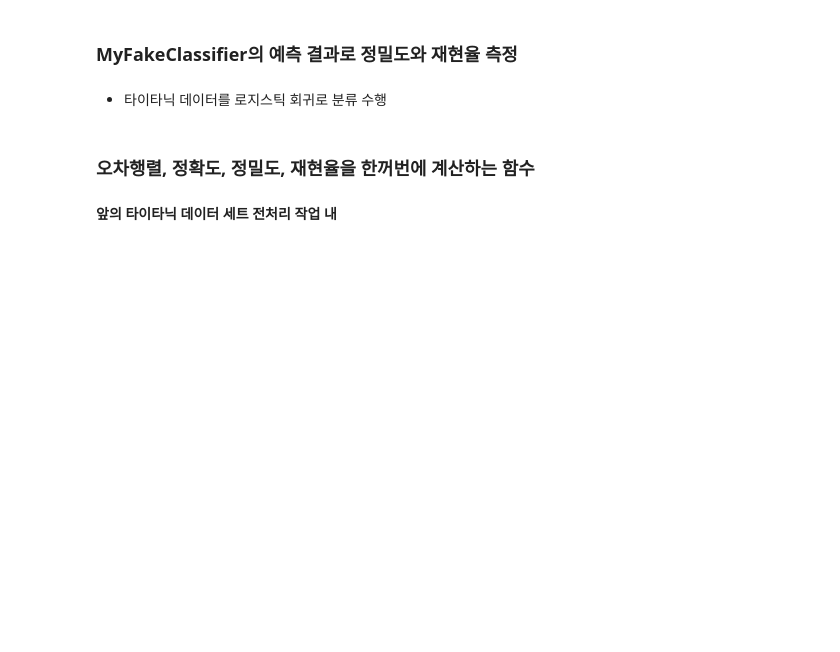
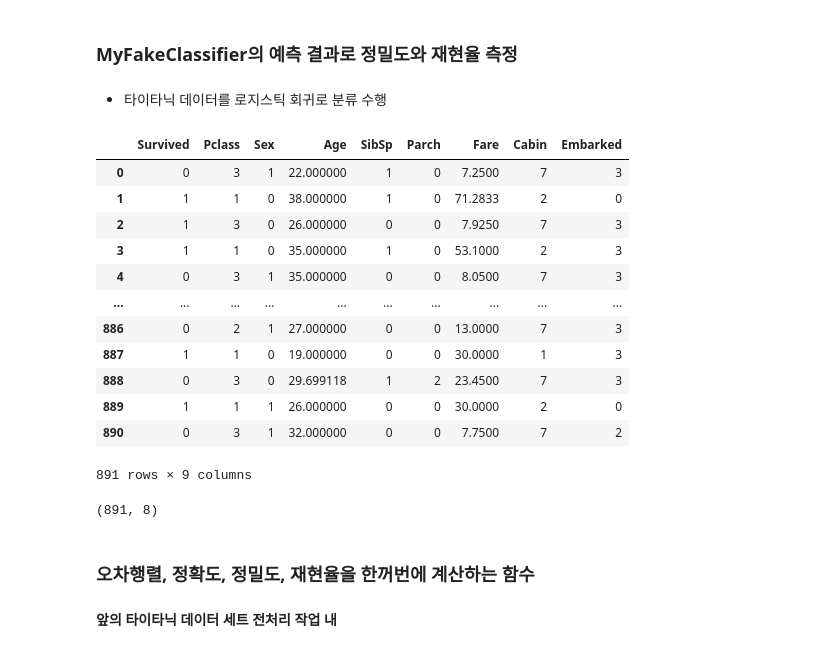
Before and after one commit to annmunju/multicam_ds, a Jupyter notebook: 12_MachineLearning/day3/머신러닝_07_분류모델평가지표.ipynb, the cells around one changed output. Saved outputs shown, nothing was run; the diff lists cells and outputs as text; code cells hidden in the pictures; blank space fills up the shorter version.

```diff
--- a/12_MachineLearning/day3/머신러닝_07_분류모델평가지표.ipynb
+++ b/12_MachineLearning/day3/머신러닝_07_분류모델평가지표.ipynb
@@ -206,2 +313,66 @@ array([[0.],
 # %% [markdown]
 - 타이타닉 데이터를 로지스틱 회귀로 분류 수행
+# %%
+from sklearn.preprocessing import LabelEncoder
+import pandas as pd
+
+# Null 처리 함수
+def fillna(df):
+    # Age, Cabin, Embarked
+    df['Age'].fillna(df['Age'].mean(), inplace=True)
+    df['Cabin'].fillna('N', inplace=True)
+    df['Embarked'].fillna('N', inplace=True)
+    return df
+
+# 머신러닝 알고리즘에 불필요한 속성 제거
+def drop_features(df):
+    # PassengerId, Name, Ticket
+    df.drop(['PassengerId', 'Name', 'Ticket'], axis=1, inplace=True)
+    return df
+
+# 레이블 인코딩 수행
+def format_features(df):
+    # Cabin 첫문자 추출
+    df['Cabin'] = df['Cabin'].str[:1]
+
+    # ['Sex', 'Cabin', 'Embarked']
+    features = ['Sex', 'Cabin', 'Embarked']
+    for feature in features:
+        le = LabelEncoder()
+        le = le.fit(df[feature])
+        df[feature] = le.transform(df[feature])
+    return df
+
+# 앞에서 설정한 Data Preprocessing 함수 호출
+def transform_dataFrame(df):
+    df = fillna(df)
+    df = drop_features(df)
+    df = format_features(df)
+    return df
+# %%
+# 로지스틱 회귀(LogisticRegression) 기반으로 평가 수행
+
+titan_df = pd.read_csv('train.csv')
+
+df = transform_dataFrame(titan_df)
+
+df
+# %% [output]
+|  | Survived | Pclass | Sex | Age | SibSp | Parch | Fare | Cabin | Embarked |
+| 0 | 0 | 3 | 1 | 22.000000 | 1 | 0 | 7.2500 | 7 | 3 |
+| 1 | 1 | 1 | 0 | 38.000000 | 1 | 0 | 71.2833 | 2 | 0 |
+| 2 | 1 | 3 | 0 | 26.000000 | 0 | 0 | 7.9250 | 7 | 3 |
+| 3 | 1 | 1 | 0 | 35.000000 | 1 | 0 | 53.1000 | 2 | 3 |
+| 4 | 0 | 3 | 1 | 35.000000 | 0 | 0 | 8.0500 | 7 | 3 |
+| ... | ... | ... | ... | ... | ... | ... | ... | ... | ... |
+| 886 | 0 | 2 | 1 | 27.000000 | 0 | 0 | 13.0000 | 7 | 3 |
+| 887 | 1 | 1 | 0 | 19.000000 | 0 | 0 | 30.0000 | 1 | 3 |
+| 888 | 0 | 3 | 0 | 29.699118 | 1 | 2 | 23.4500 | 7 | 3 |
+| 889 | 1 | 1 | 1 | 26.000000 | 0 | 0 | 30.0000 | 2 | 0 |
+| 890 | 0 | 3 | 1 | 32.000000 | 0 | 0 | 7.7500 | 7 | 2 |
+891 rows × 9 columns
+# %%
+data = df.drop('Survived', axis=1)
+data.shape
+# %% [output]
+(891, 8)
```
Also changed, not shown: parts of 52 cells of this notebook, 3 other files.
